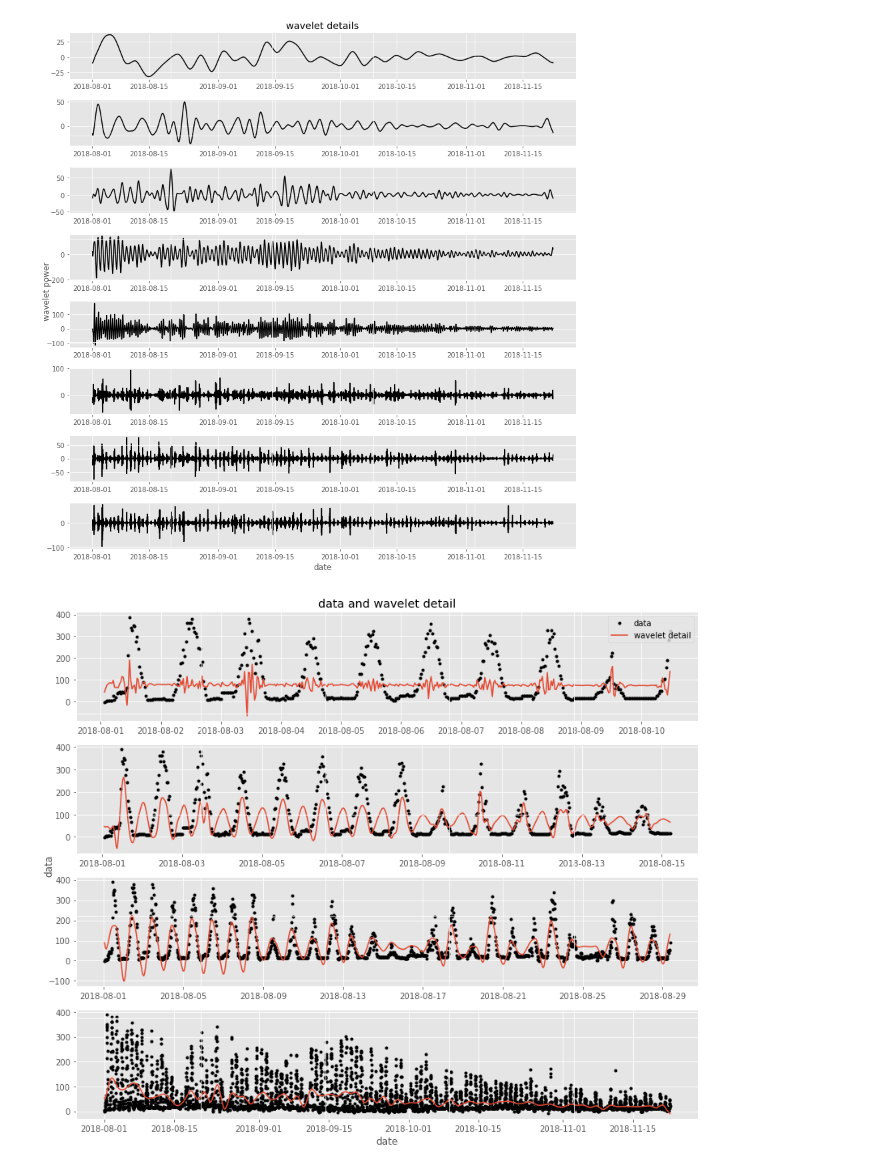
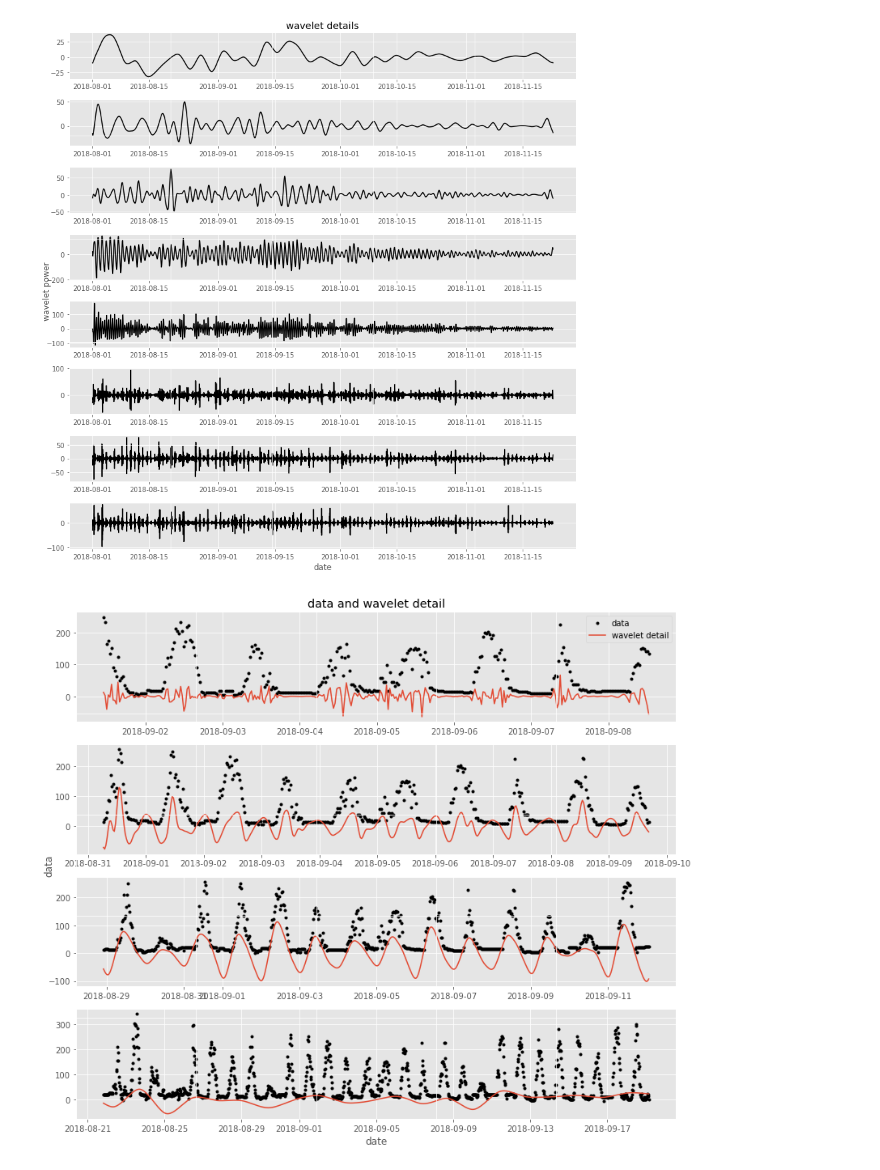
Before and after one commit to ottobriner/wavelet-partition, a Jupyter notebook: FLX_JP-BBY.ipynb, the cells around one changed output. Drawn from its saved outputs; the diff is of its cells as text; code cells hidden in the pictures.

Commit message:
sklearn LinearRegression(), scale separation for plotter.scattercoef

```diff
--- a/FLX_JP-BBY.ipynb
+++ b/FLX_JP-BBY.ipynb
@@ -124,8 +95,8 @@ p.wavelet(dfw.index, cLE)
 # %% [output]
 [figure]
 # %%
-p.reconst(dfw.index, df.loc[dfw.index, 'LE_F'], csumLE, scalesLE, ypLE, filename='20210528_wavedet_LE_BBY.jpeg')
+p.reconst(df.loc[dfw.index, 'LE_F'], csumLE, scalesLE, '2018-09-05', ypLE)
 # %% [output]
-[figure, old version]
+[figure, new version]
 # %%
 # flatten lists of wavelet coefficients
```
Also changed, not shown: parts of 17 cells of this notebook, 2 other files.
